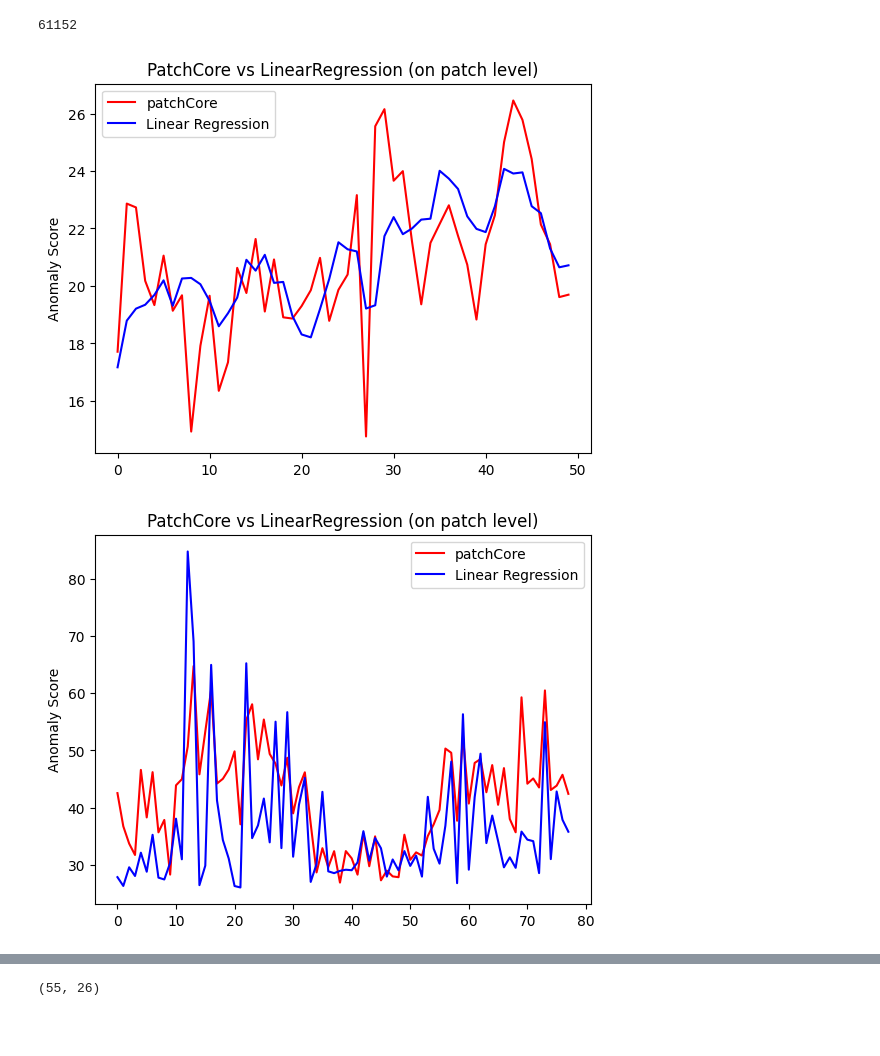
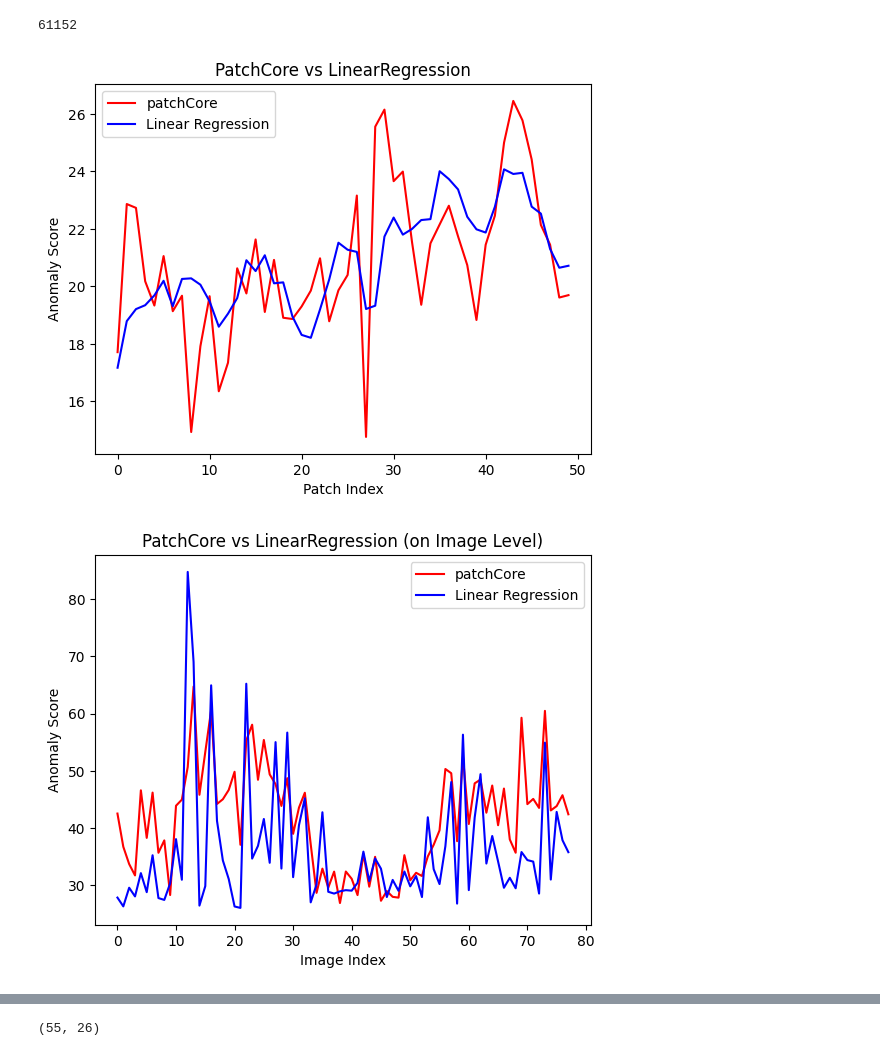
Before and after one commit to c4dt/predictive-maintenance, a Jupyter notebook: linear_regression/linear_regression.ipynb, the cells around one changed output, grey strips where cells are left out. Saved outputs shown, nothing was run; the diff lists cells and outputs as text; code cells hidden in the pictures; blank space fills up the shorter version.

Commit message:
exp: samples the data in the graphs to get better overview

```diff
--- a/linear_regression/linear_regression.ipynb
+++ b/linear_regression/linear_regression.ipynb
@@ -251,39 +246,40 @@ len(lr_results)
 import matplotlib.pyplot as plt
 
 
-def draw_two_plots(y1, y2, y_axis="Anomaly Score", title="PatchCore vs LinearRegression"):
+def draw_two_plots(y1, y2, x_axis="Patch Index", y_axis="Anomaly Score", title="PatchCore vs LinearRegression"):
     fig, ax = plt.subplots()
 
     ax.plot(y1, color='red', label="patchCore")
     ax.plot(y2, color='blue', label="Linear Regression")
 
     # Add labels and title
-    ax.set_ylabel('Anomaly Score')
-    ax.set_title('PatchCore vs LinearRegression (on patch level)')
+    ax.set_xlabel(x_axis)
+    ax.set_ylabel(y_axis)
+    ax.set_title(title)
     ax.legend()
     plt.show()
 # %%
 draw_two_plots(patchcore_results[:50], lr_results[:50])
 # %% [output]
-[figure, old version]
+[figure, new version]
 # %%
 # Measuring the image-level anomaly scores deviation
 
 patchcore_image_results = []
 for embedding in embeddings:  # We use the Max function to determine the image patch score
     patch_scores_patchcore, _ = patchcore_model.nearest_neighbors(embedding=embedding, n_neighbors=1)
     patchcore_image_results.append(max(patch_scores_patchcore))
 len(patchcore_image_results)
 
 lr_image_results = []
 for embedding in embeddings:
     patch_scores_lr_model = lr_model.predict(embedding).tolist()
     lr_image_results.append(max(patch_scores_lr_model))
 len(lr_image_results)
 
-draw_two_plots(patchcore_image_results, lr_image_results, title='PatchCore vs LinearRegression (on Image Level)')
+draw_two_plots(patchcore_image_results, lr_image_results, x_axis="Image Index", title='PatchCore vs LinearRegression (on Image Level)')
 # %% [output]
-[figure, old version]
+[figure, new version]
 # %%
 # Measuring the image-level classification deviation
 threshold = inferencer.metadata["image_threshold"]
```
Also changed, not shown: parts of 6 cells of this notebook.
